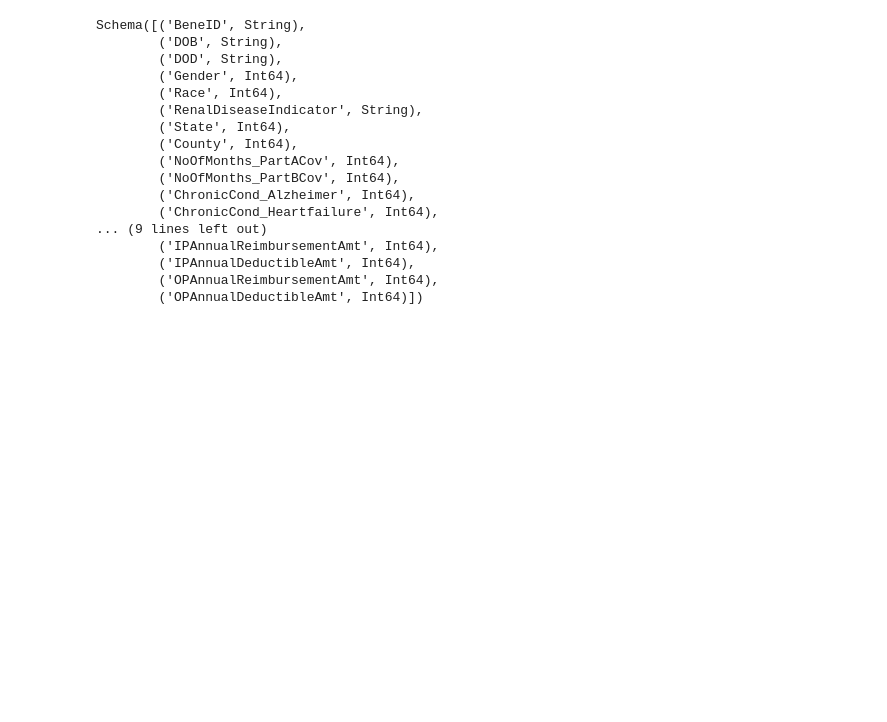
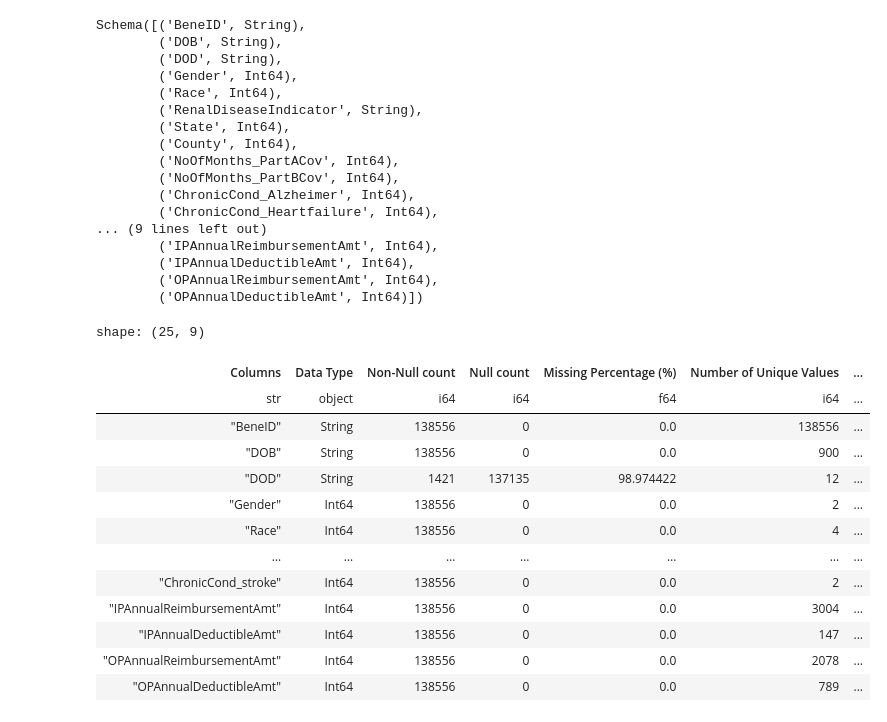
Before and after one commit to bharath03-a/INFO531FinalProject, a Jupyter notebook: notebooks/01_Getting_Started.ipynb, the cells around one changed output. Drawn from its saved outputs; the diff is of its cells as text; code cells hidden in the pictures; blank space fills up the shorter version.

```diff
--- a/notebooks/01_Getting_Started.ipynb
+++ b/notebooks/01_Getting_Started.ipynb
@@ -53,0 +153,19 @@ Schema([('BeneID', String),
+# %%
+beneficiary_stats = get_stats(train_beneficiary)
+# %%
+beneficiary_stats
+# %% [output]
+shape: (25, 9)
+| Columns | Data Type | Non-Null count | Null count | Missing Percentage (%) | Number of Unique Values | ... |
+| str | object | i64 | i64 | f64 | i64 | ... |
+| "BeneID" | String | 138556 | 0 | 0.0 | 138556 | ... |
+| "DOB" | String | 138556 | 0 | 0.0 | 900 | ... |
+| "DOD" | String | 1421 | 137135 | 98.974422 | 12 | ... |
+| "Gender" | Int64 | 138556 | 0 | 0.0 | 2 | ... |
+| "Race" | Int64 | 138556 | 0 | 0.0 | 4 | ... |
+| … | … | … | … | … | … | ... |
+| "ChronicCond_stroke" | Int64 | 138556 | 0 | 0.0 | 2 | ... |
+| "IPAnnualReimbursementAmt" | Int64 | 138556 | 0 | 0.0 | 3004 | ... |
+| "IPAnnualDeductibleAmt" | Int64 | 138556 | 0 | 0.0 | 147 | ... |
+| "OPAnnualReimbursementAmt" | Int64 | 138556 | 0 | 0.0 | 2078 | ... |
+| "OPAnnualDeductibleAmt" | Int64 | 138556 | 0 | 0.0 | 789 | ... |
```
Also changed, not shown: parts of 23 cells of this notebook, 1 other file.
